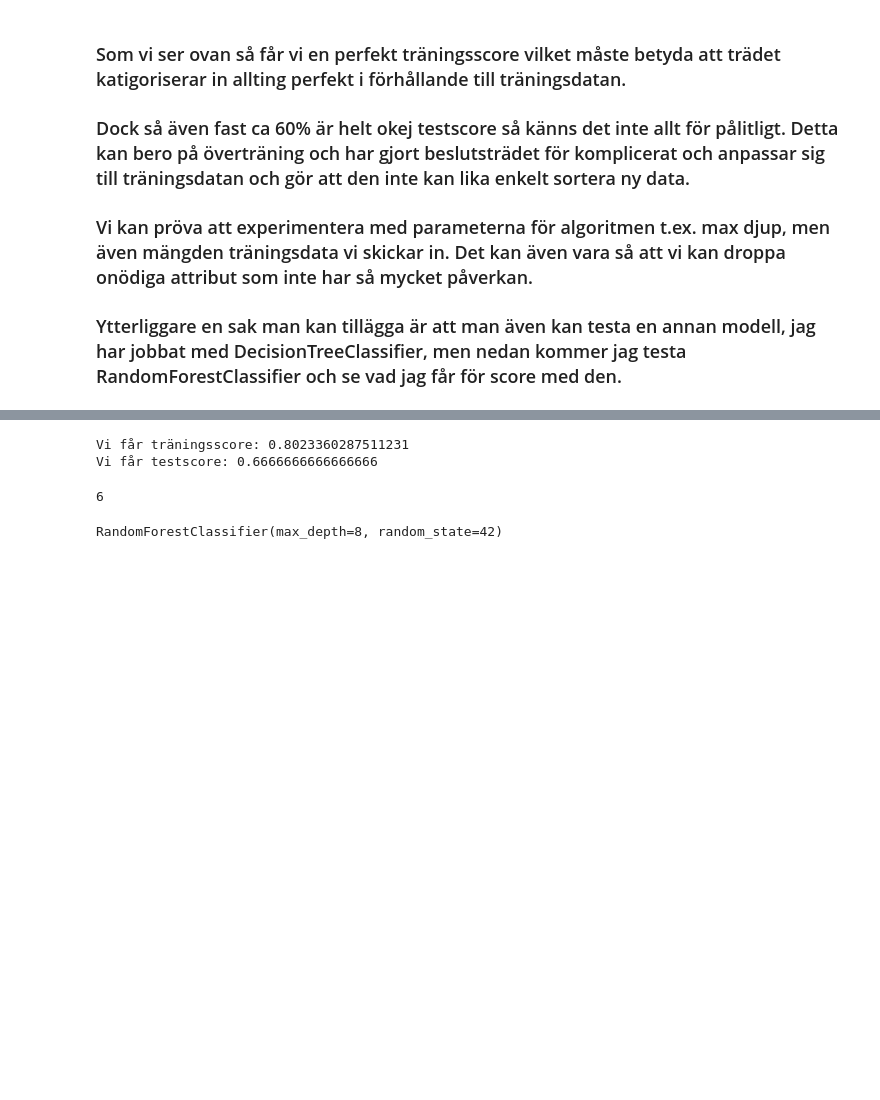
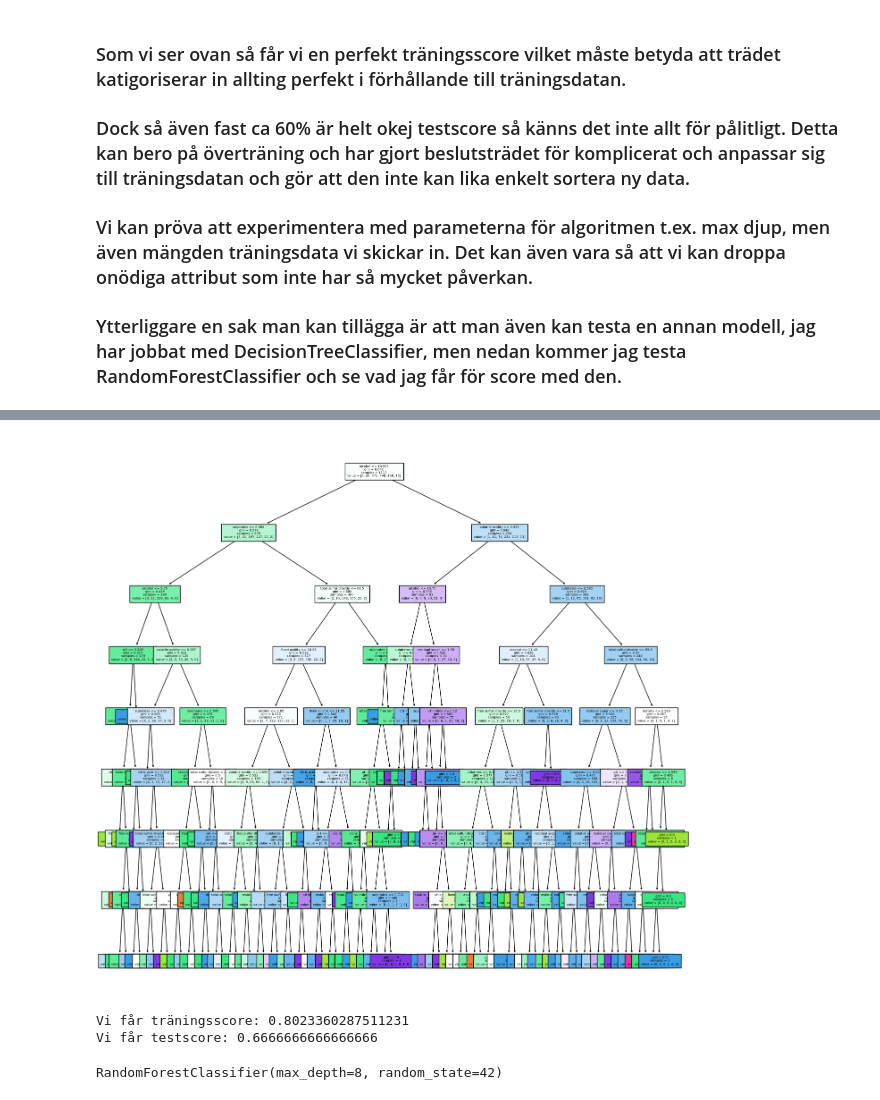
Before and after one commit to niclas-svanstrom/MachineLearning-SchoolProjects, a Jupyter notebook: niclas_svanström_decision_tree.ipynb, the cells around one changed output, grey strips where cells are left out. Saved outputs shown, nothing was run; the diff lists cells and outputs as text; code cells hidden in the pictures; blank space fills up the shorter version.

```diff
--- a/niclas_svanström_decision_tree.ipynb
+++ b/niclas_svanström_decision_tree.ipynb
@@ -117,6 +136,12 @@ x_train, x_test, y_train, y_test = train_test_split(x,y, test_size=30, random_st
 # %%
 clf = tree.DecisionTreeClassifier(max_depth=8, random_state=42)
 clf = clf.fit(x_train, y_train)
+# %%
+plt.figure(figsize=(16,16))
+tree.plot_tree(clf,feature_names=clf.feature_names_in_ ,fontsize=5, filled=True)
+plt.show()
+# %% [output]
+[figure, added]
 # %%
 print(f"Vi får träningsscore: {clf.score(x_train,y_train)}")
 print(f"Vi får testscore: {clf.score(x_test,y_test)}")
@@ -130,4 +150,0 @@ Vi får testscore: 0.6666666666666666
-# %%
-clf.tree_.max_n_classes
-# %% [output]
-6
```
Also changed, not shown: parts of 10 cells of this notebook, 1 other file.
